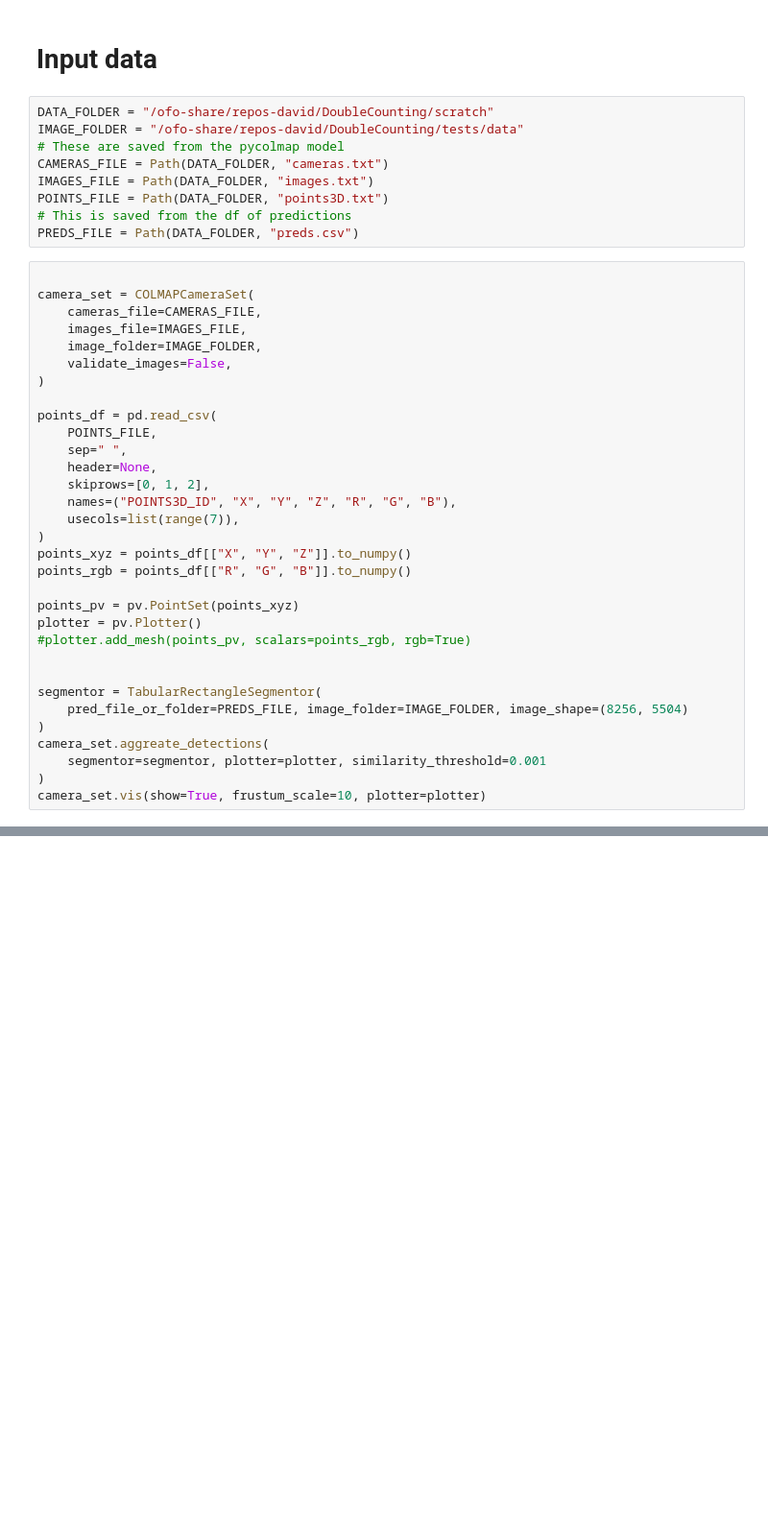
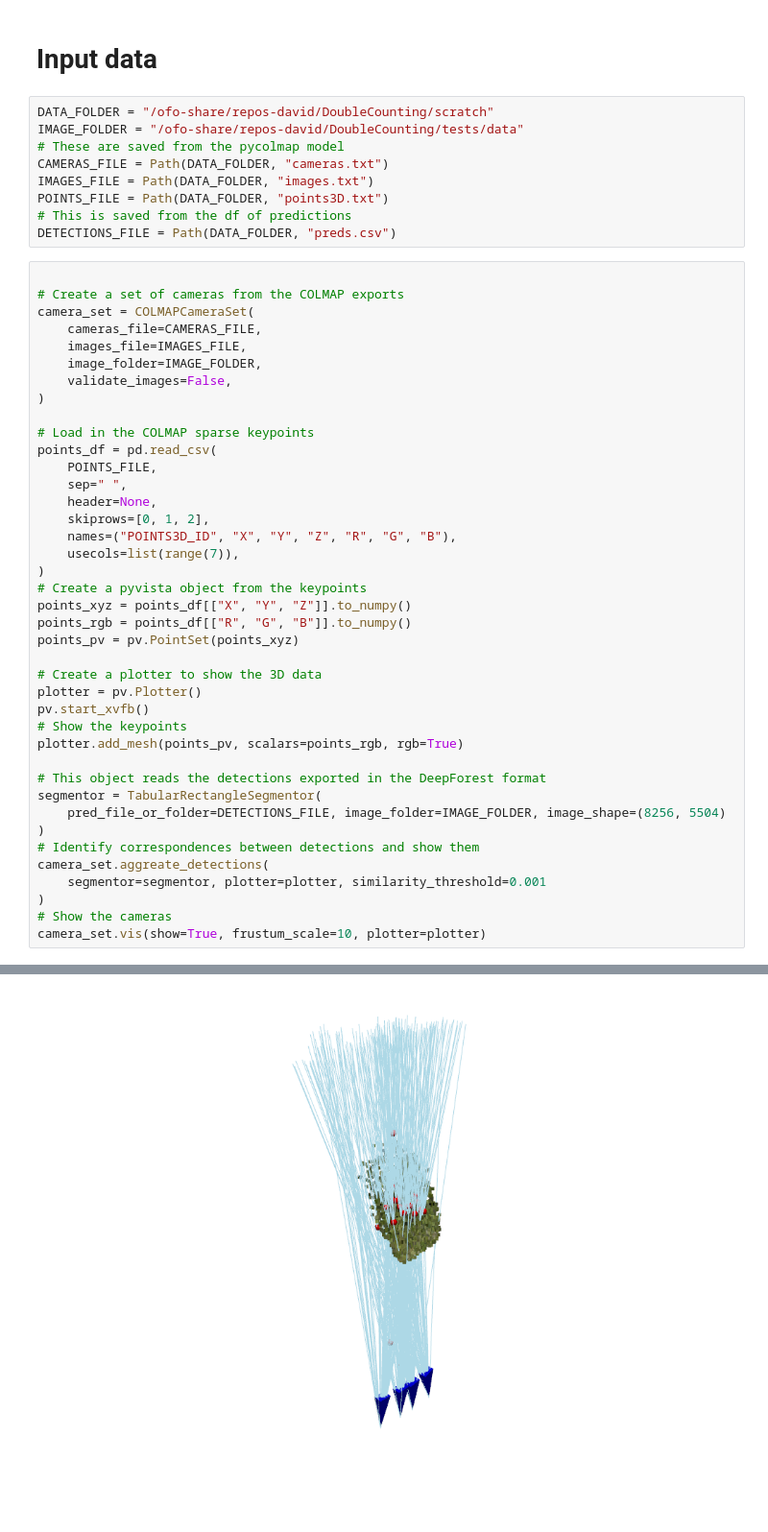
Before and after one commit to open-forest-observatory/geograypher, a Jupyter notebook: examples/multiview_detections.ipynb, the cells around one changed output, grey strips where cells are left out. Shown at 96% size. Cells and saved outputs as stored; diff of their text form; blank space fills up the shorter version.

Commit message:
Add visualization and improve comments

```diff
--- a/examples/multiview_detections.ipynb
+++ b/examples/multiview_detections.ipynb
@@ -32,9 +32,10 @@ CAMERAS_FILE = Path(DATA_FOLDER, "cameras.txt")
 IMAGES_FILE = Path(DATA_FOLDER, "images.txt")
 POINTS_FILE = Path(DATA_FOLDER, "points3D.txt")
 # This is saved from the df of predictions
-PREDS_FILE = Path(DATA_FOLDER, "preds.csv")
+DETECTIONS_FILE = Path(DATA_FOLDER, "preds.csv")
 # %%
 
+# Create a set of cameras from the COLMAP exports
 camera_set = COLMAPCameraSet(
     cameras_file=CAMERAS_FILE,
     images_file=IMAGES_FILE,
@@ -42,6 +43,7 @@ camera_set = COLMAPCameraSet(
     validate_images=False,
 )
 
+# Load in the COLMAP sparse keypoints
 points_df = pd.read_csv(
     POINTS_FILE,
     sep=" ",
@@ -50,20 +52,26 @@ points_df = pd.read_csv(
     names=("POINTS3D_ID", "X", "Y", "Z", "R", "G", "B"),
     usecols=list(range(7)),
 )
+# Create a pyvista object from the keypoints
 points_xyz = points_df[["X", "Y", "Z"]].to_numpy()
 points_rgb = points_df[["R", "G", "B"]].to_numpy()
+points_pv = pv.PointSet(points_xyz)
 
-points_pv = pv.PointSet(points_xyz)
+# Create a plotter to show the 3D data
 plotter = pv.Plotter()
-#plotter.add_mesh(points_pv, scalars=points_rgb, rgb=True)
+pv.start_xvfb()
+# Show the keypoints
+plotter.add_mesh(points_pv, scalars=points_rgb, rgb=True)
 
-
+# This object reads the detections exported in the DeepForest format
 segmentor = TabularRectangleSegmentor(
-    pred_file_or_folder=PREDS_FILE, image_folder=IMAGE_FOLDER, image_shape=(8256, 5504)
+    pred_file_or_folder=DETECTIONS_FILE, image_folder=IMAGE_FOLDER, image_shape=(8256, 5504)
 )
+# Identify correspondences between detections and show them
 camera_set.aggreate_detections(
     segmentor=segmentor, plotter=plotter, similarity_threshold=0.001
 )
+# Show the cameras
 camera_set.vis(show=True, frustum_scale=10, plotter=plotter)
 # %% [output]
 This system does not appear to be running an xserver.
@@ -76,0 +85 @@ Error:
+[figure, added]
```
Also changed, not shown: parts of 1 cell of this notebook.
